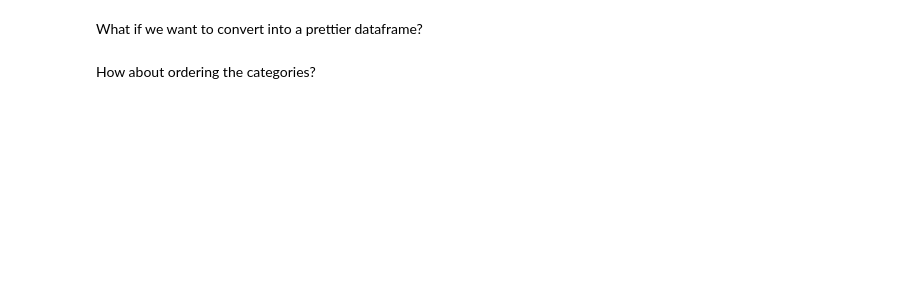
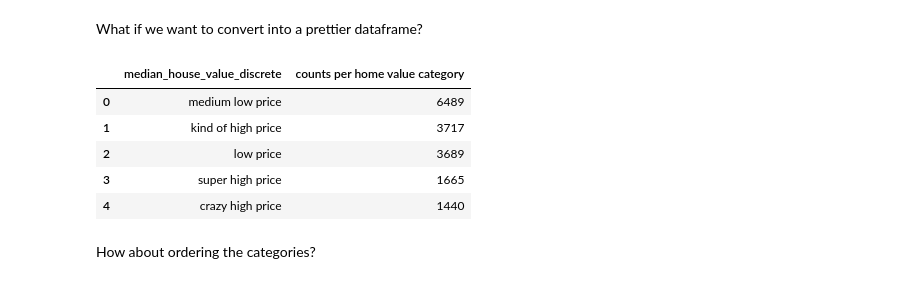
Before and after one commit to DCS-training/Data-Science-in-the-Wild, a Jupyter notebook: data_analysis_w_python.ipynb, the cells around one changed output. Cells and saved outputs as stored; diff of their text form; code cells hidden in the pictures; blank space fills up the shorter version.

```diff
--- a/data_analysis_w_python.ipynb
+++ b/data_analysis_w_python.ipynb
@@ -66,7 +184,16 @@ housing_data[['median_house_value_discrete']].value_counts()
 # %% [markdown]
 What if we want to convert into a prettier dataframe?
 # %%
-housing_data[['median_house_value_discrete']].value_counts().reset_index(name="counts per home value category")
+housing_data[['median_house_value_discrete']] \
+.value_counts() \
+.reset_index(name="counts per home value category")
+# %% [output]
+|  | median_house_value_discrete | counts per home value category |
+| 0 | medium low price | 6489 |
+| 1 | kind of high price | 3717 |
+| 2 | low price | 3689 |
+| 3 | super high price | 1665 |
+| 4 | crazy high price | 1440 |
 # %% [markdown]
 How about ordering the categories?
 # %%
```
Also changed, not shown: parts of 19 cells of this notebook.
